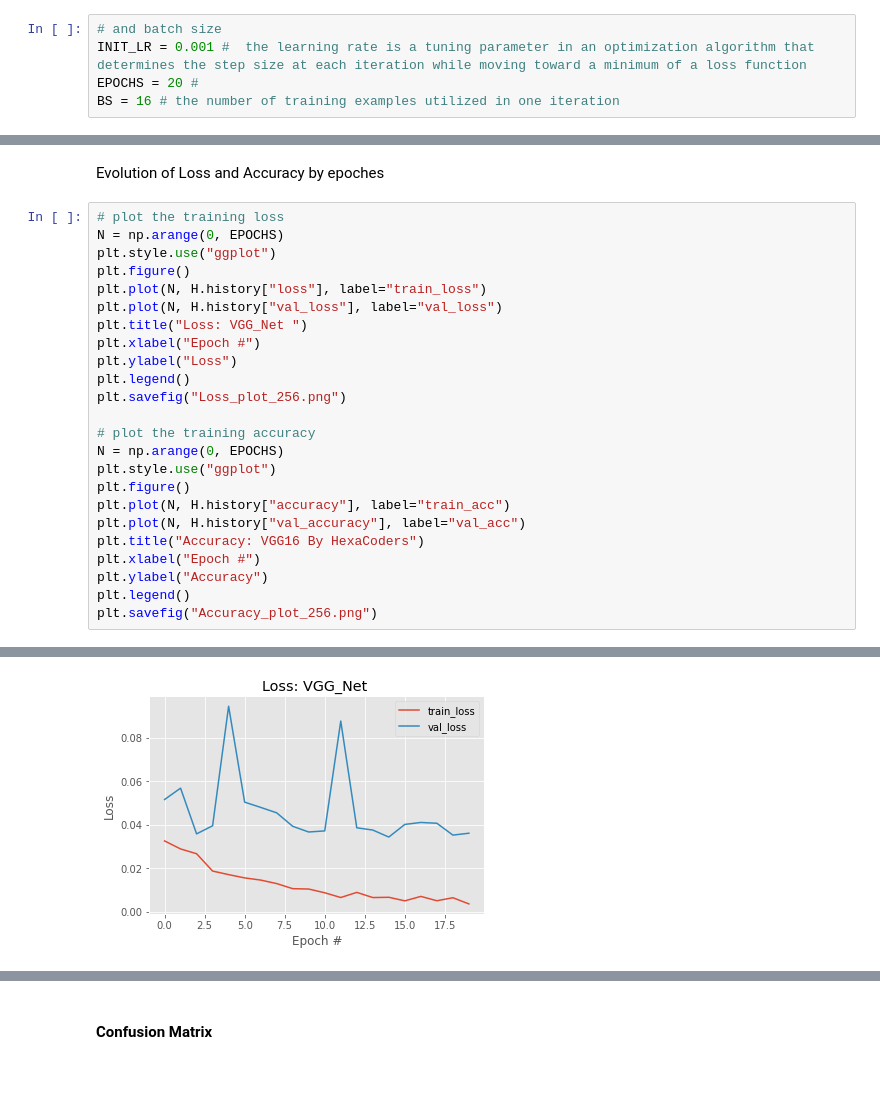
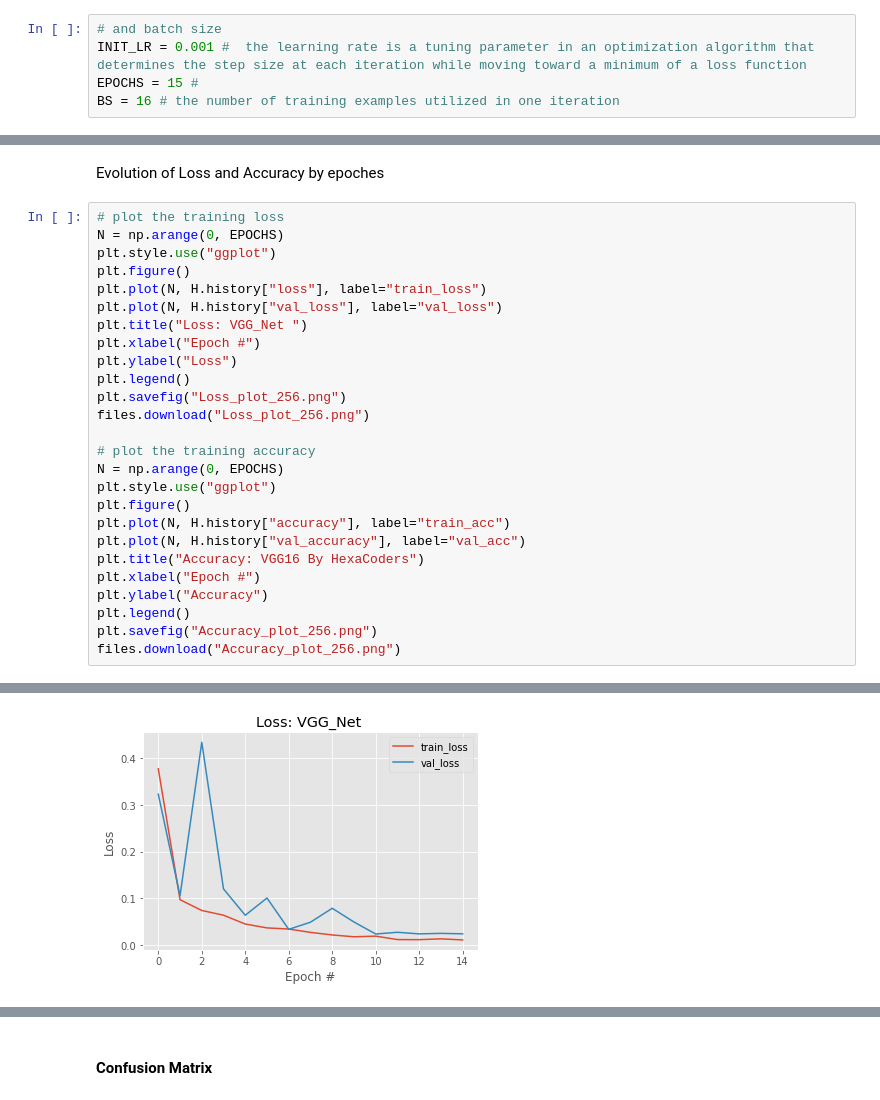
Before and after one commit to abderrazzaq-laanaoui/Machine-Learning-OCR-For-Tifinagh, a Jupyter notebook: ml_ocr.ipynb, the cells around one changed output, grey strips where cells are left out. Cells and saved outputs as stored; diff of their text form.

```diff
--- a/ml_ocr.ipynb
+++ b/ml_ocr.ipynb
@@ -274,5 +274,5 @@ model = VGG16(width=50, height=50, depth=1, classes=33)
 # %%
 # and batch size
 INIT_LR = 0.001 #  the learning rate is a tuning parameter in an optimization algorithm that determines the step size at each iteration while moving toward a minimum of a loss function
-EPOCHS = 20 #
+EPOCHS = 15 #
 BS = 16 # the number of training examples utilized in one iteration
@@ -378,6 +405,7 @@ plt.xlabel("Epoch #")
 plt.ylabel("Loss")
 plt.legend()
 plt.savefig("Loss_plot_256.png")
+files.download("Loss_plot_256.png")
 
 # plot the training accuracy
 N = np.arange(0, EPOCHS)
@@ -390,4 +418,5 @@ plt.xlabel("Epoch #")
 plt.ylabel("Accuracy")
 plt.legend()
 plt.savefig("Accuracy_plot_256.png")
+files.download("Accuracy_plot_256.png")
 # %% [output]
@@ -394 +427 @@ plt.savefig("Accuracy_plot_256.png")
-[figure, old version]
+[figure, new version]
```
Also changed, not shown: parts of 11 cells of this notebook.
